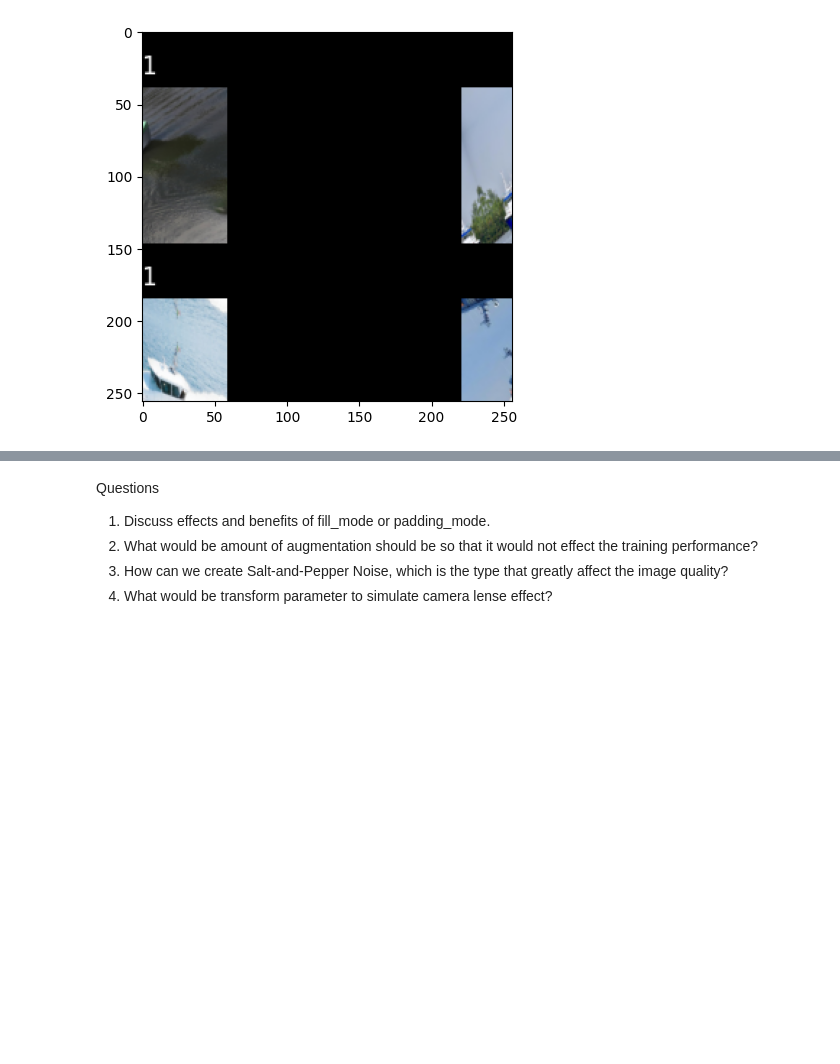
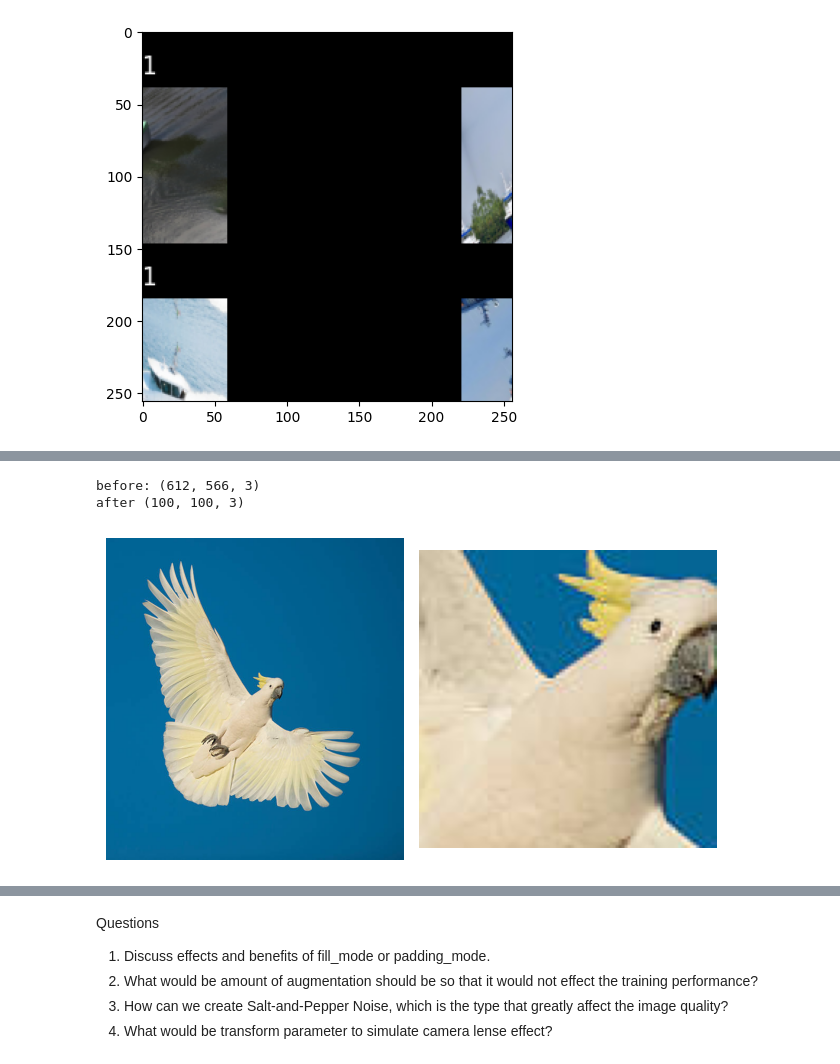
Before and after one commit to JuniorMJMJ/Image-Processing-Course-2025, a Jupyter notebook: Lab4_NN-and-CNN/Lab4_1_DataAugmentation.ipynb, the cells around one changed output, grey strips where cells are left out. Cells and saved outputs as stored; diff of their text form; code cells hidden in the pictures; blank space fills up the shorter version.

Commit message:
center_crop :white_check_mark:

```diff
--- a/Lab4_NN-and-CNN/Lab4_1_DataAugmentation.ipynb
+++ b/Lab4_NN-and-CNN/Lab4_1_DataAugmentation.ipynb
@@ -226,3 +247,32 @@ after (276, 276, 3)
+# %%
+#test CenterCrop
+
+image = cv2.imread('../Lab3_Image-Segmentation/asset/cockatoo.jpg')
+
+# png to jpg
+if image.shape[2] == 4:
+    image = image[:, :, :3]
+
+image = cv2.cvtColor(image, cv2.COLOR_BGR2RGB)
+# cropped_image = image[140:396, 60:316]
+# image = cropped_image
+
+center_crop = CenterCrop(100)
+new_img = center_crop(image)
+
+fig, axs = plt.subplots(1, 2)
+axs[0].imshow(image)
+axs[0].axis('off')
+
+axs[1].imshow(new_img)
+axs[1].axis('off')
+
+plt.tight_layout()
+plt.show()
+# %% [output]
+before: (612, 566, 3)
+after (100, 100, 3)
+[figure, added]
 # %% [markdown]
 Use your `CustomImageDataset()` function. Then, display the image from the first batch.
 
```
Also changed, not shown: parts of 2 cells of this notebook.
